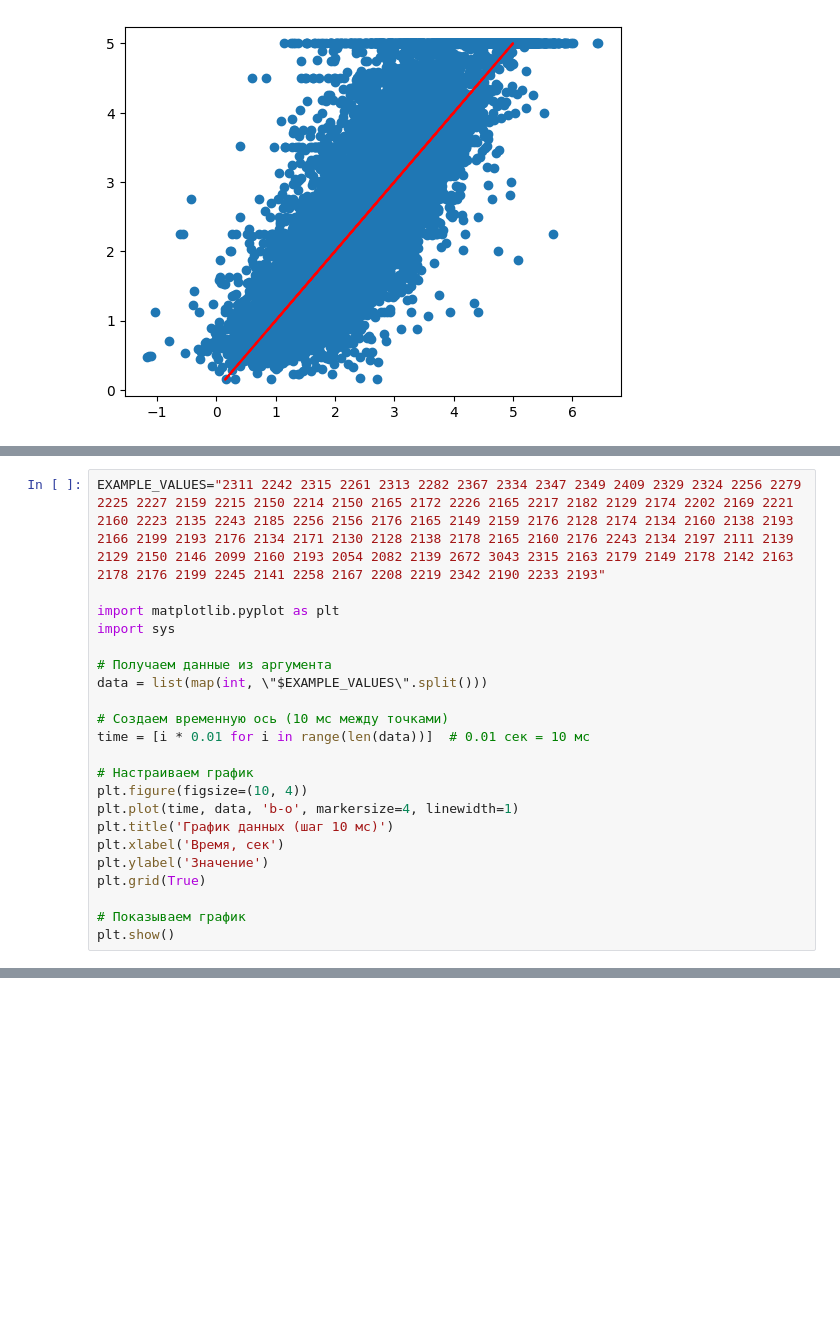
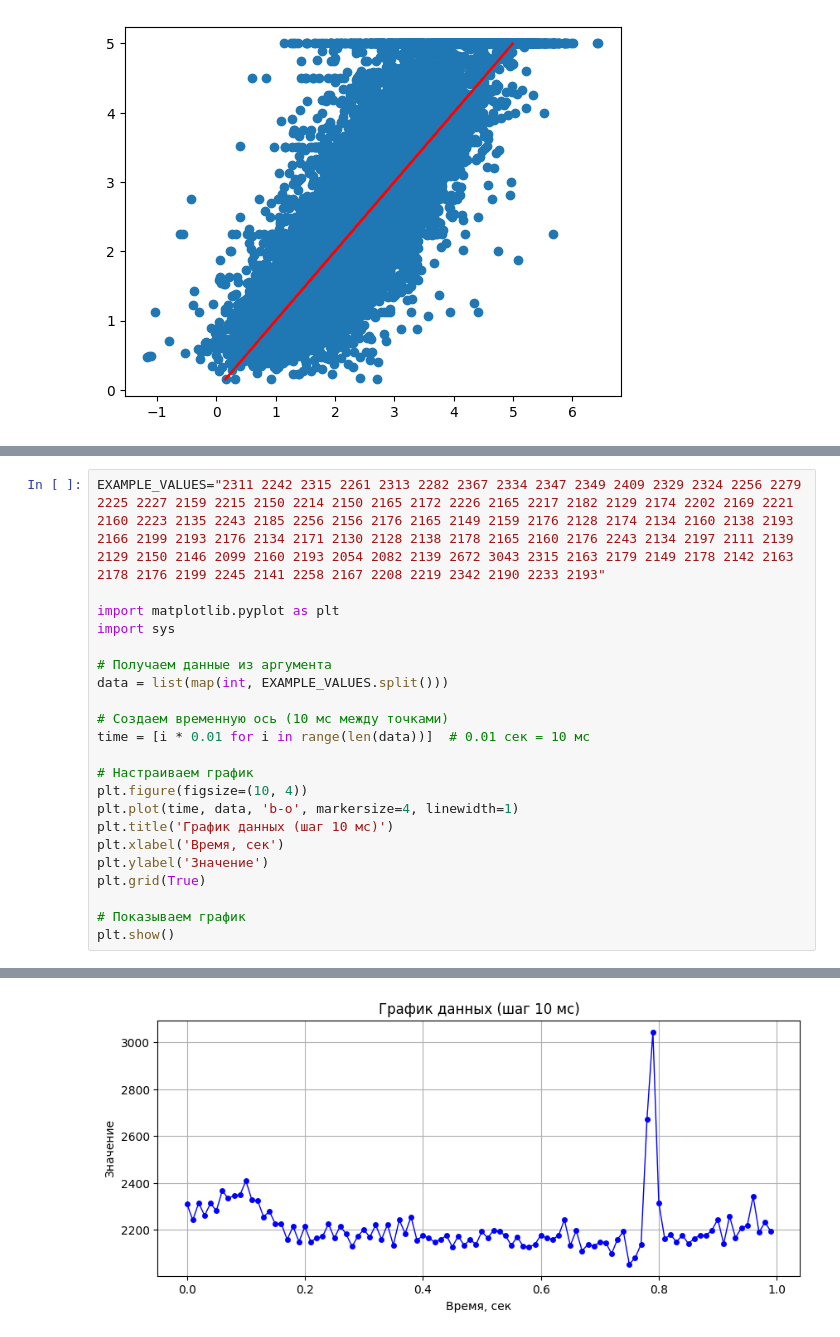
Before and after one commit to KonstantinovTim/ML_3-, a Jupyter notebook: L1_ML.ipynb, the cells around one changed output, grey strips where cells are left out. Drawn from its saved outputs; the diff is of its cells as text; blank space fills up the shorter version.

```diff
--- a/L1_ML.ipynb
+++ b/L1_ML.ipynb
@@ -332,7 +332,7 @@ import matplotlib.pyplot as plt
 import sys
 
 # Получаем данные из аргумента
-data = list(map(int, \"$EXAMPLE_VALUES\".split()))
+data = list(map(int, EXAMPLE_VALUES.split()))
 
 # Создаем временную ось (10 мс между точками)
 time = [i * 0.01 for i in range(len(data))]  # 0.01 сек = 10 мс
@@ -351,0 +351 @@ SyntaxError: unexpected character after line continuation character (<ipython-in
+[figure, added]
```
Also changed, not shown: parts of 2 cells of this notebook.
